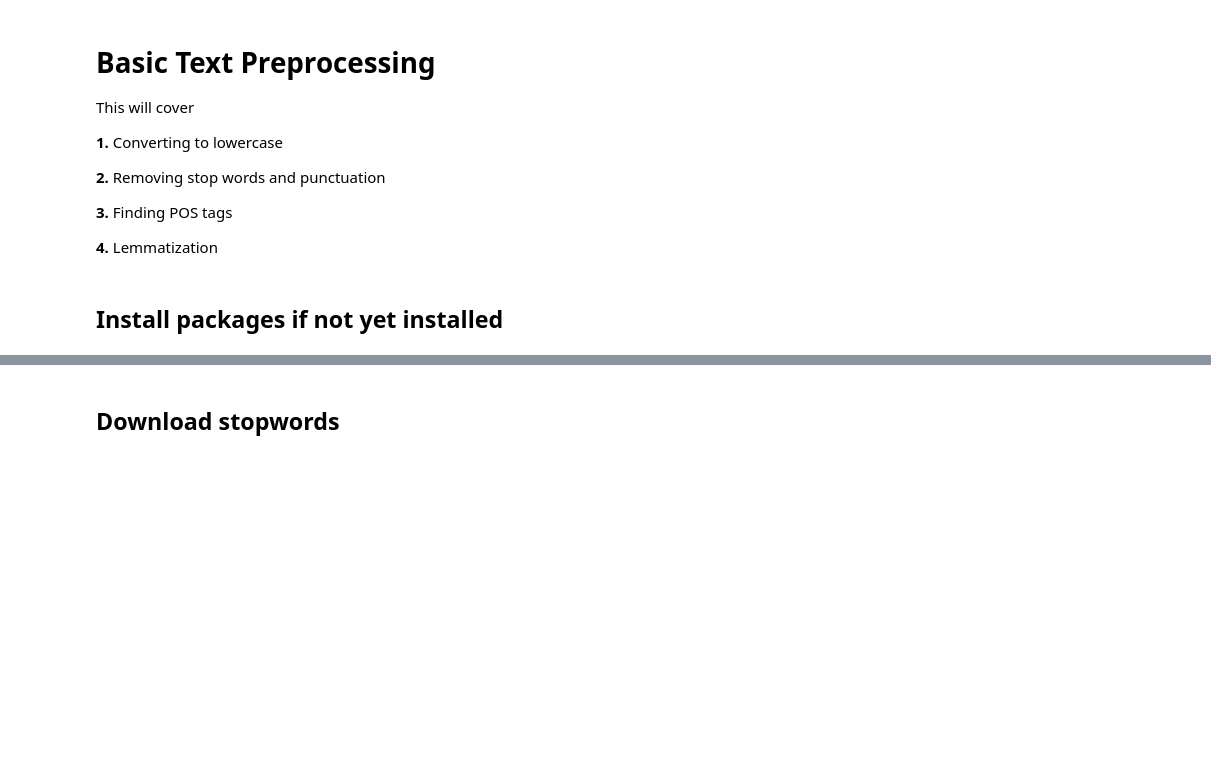
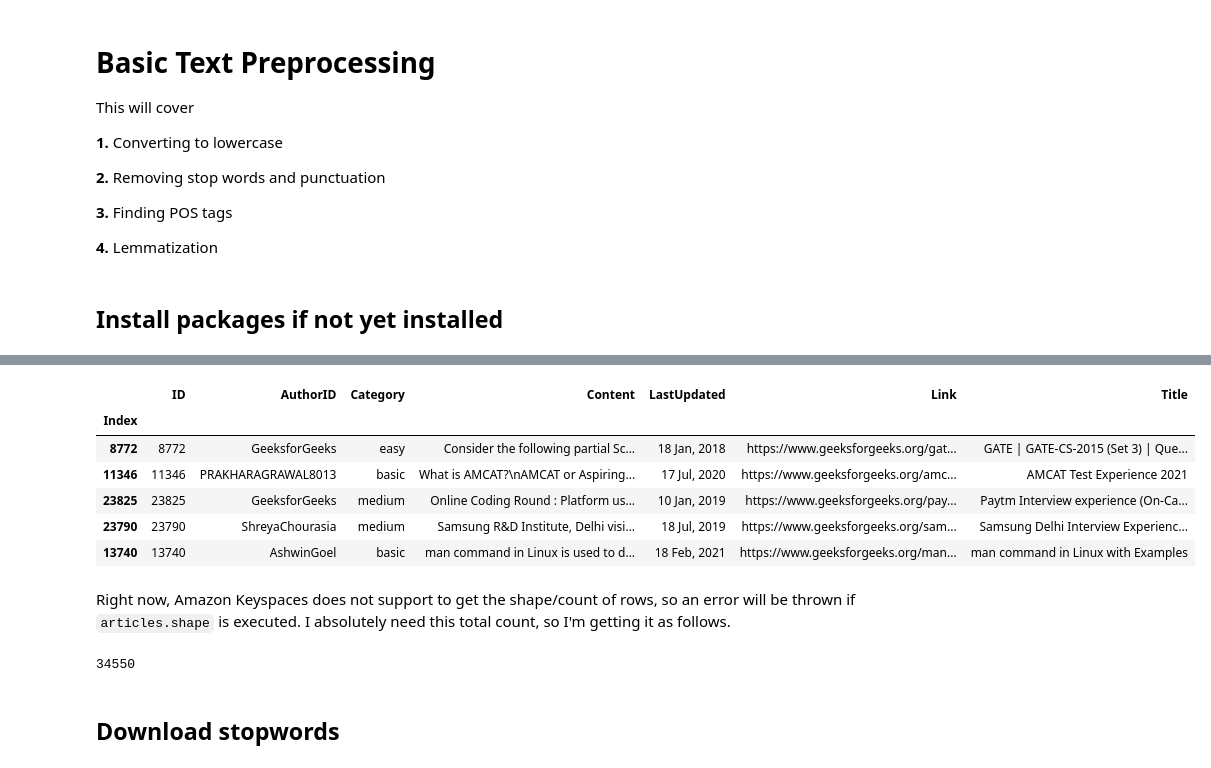
Before and after one commit to elakurthyshivani/GFG-Articles-Summarizer, a Jupyter notebook: text-preprocessing/Basic.ipynb, the cells around one changed output, grey strips where cells are left out. Cells and saved outputs as stored; diff of their text form; code cells hidden in the pictures; blank space fills up the shorter version.

```diff
--- a/text-preprocessing/Basic.ipynb
+++ b/text-preprocessing/Basic.ipynb
@@ -43,0 +73,14 @@ connectionString="DefaultEndpointsProtocol=https;AccountName=shivmldatasets;Acco
+# %%
+spark=SparkSession.builder.appName("BasicTextPreprocessing")\
+    .config("spark.files", "../application.conf")\
+    .config("spark.jars", "../jar-files/spark-cassandra-connector_2.12-3.3.0.jar,"
+                            "../jar-files/spark-cassandra-connector-assembly_2.12-3.3.0.jar")\
+    .getOrCreate()
+
+spark.conf.set("spark.cassandra.connection.config.profile.path", "application.conf")
+spark.conf.set("spark.cassandra.connection.ssl.clientAuth.enabled", "true")
+spark.conf.set("spark.cassandra.connection.ssl.enabled", "true")
+# spark.conf.set("spark.sql.extensions", "com.datastax.spark.connector.CassandraSparkExtensions")
+
+# Spark version
+spark.sparkContext.version
@@ -43,0 +92,7 @@ connectionString="DefaultEndpointsProtocol=https;AccountName=shivmldatasets;Acco
+# %%
+articles=spark.read\
+  .format("org.apache.spark.sql.cassandra")\
+  .options(table="GFGArticles", keyspace="GFGArticles")\
+  .load()
+
+articles.show(5)
@@ -43,0 +125,4 @@ connectionString="DefaultEndpointsProtocol=https;AccountName=shivmldatasets;Acco
+# %%
+# Duplicating the ID column so it can be used as an index column when converted to pandas-on-spark Dataframe.
+articles=articles.withColumn("Index", articles["ID"])
+articles.show(5)
@@ -43,0 +140,18 @@ connectionString="DefaultEndpointsProtocol=https;AccountName=shivmldatasets;Acco
+# %%
+articles=articles.pandas_api("Index")
+articles[:5]
+# %% [output]
+|  | ID | AuthorID | Category | Content | LastUpdated | Link | Title |
+| Index |  |  |  |  |  |  |  |
+| 8772 | 8772 | GeeksforGeeks | easy | Consider the following partial Sc... | 18 Jan, 2018 | https://www.geeksforgeeks.org/gat... | GATE | GATE-CS-2015 (Set 3) | Que... |
+| 11346 | 11346 | PRAKHARAGRAWAL8013 | basic | What is AMCAT?\nAMCAT or Aspiring... | 17 Jul, 2020 | https://www.geeksforgeeks.org/amc... | AMCAT Test Experience 2021 |
+| 23825 | 23825 | GeeksforGeeks | medium | Online Coding Round : Platform us... | 10 Jan, 2019 | https://www.geeksforgeeks.org/pay... | Paytm Interview experience (On-Ca... |
+| 23790 | 23790 | ShreyaChourasia | medium | Samsung R&D Institute, Delhi visi... | 18 Jul, 2019 | https://www.geeksforgeeks.org/sam... | Samsung Delhi Interview Experienc... |
+| 13740 | 13740 | AshwinGoel | basic | man command in Linux is used to d... | 18 Feb, 2021 | https://www.geeksforgeeks.org/man... | man command in Linux with Examples |
+# %% [markdown]
+Right now, Amazon Keyspaces does not support to get the shape/count of rows, so an error will be thrown if `articles.shape` is executed. I absolutely need this total count, so I'm getting it as follows.
+# %%
+NO_OF_ARTICLES=len(articles.LastUpdated.to_list())
+NO_OF_ARTICLES
+# %% [output]
+34550
```
Also changed, not shown: parts of 30 cells of this notebook, 2 other files.
